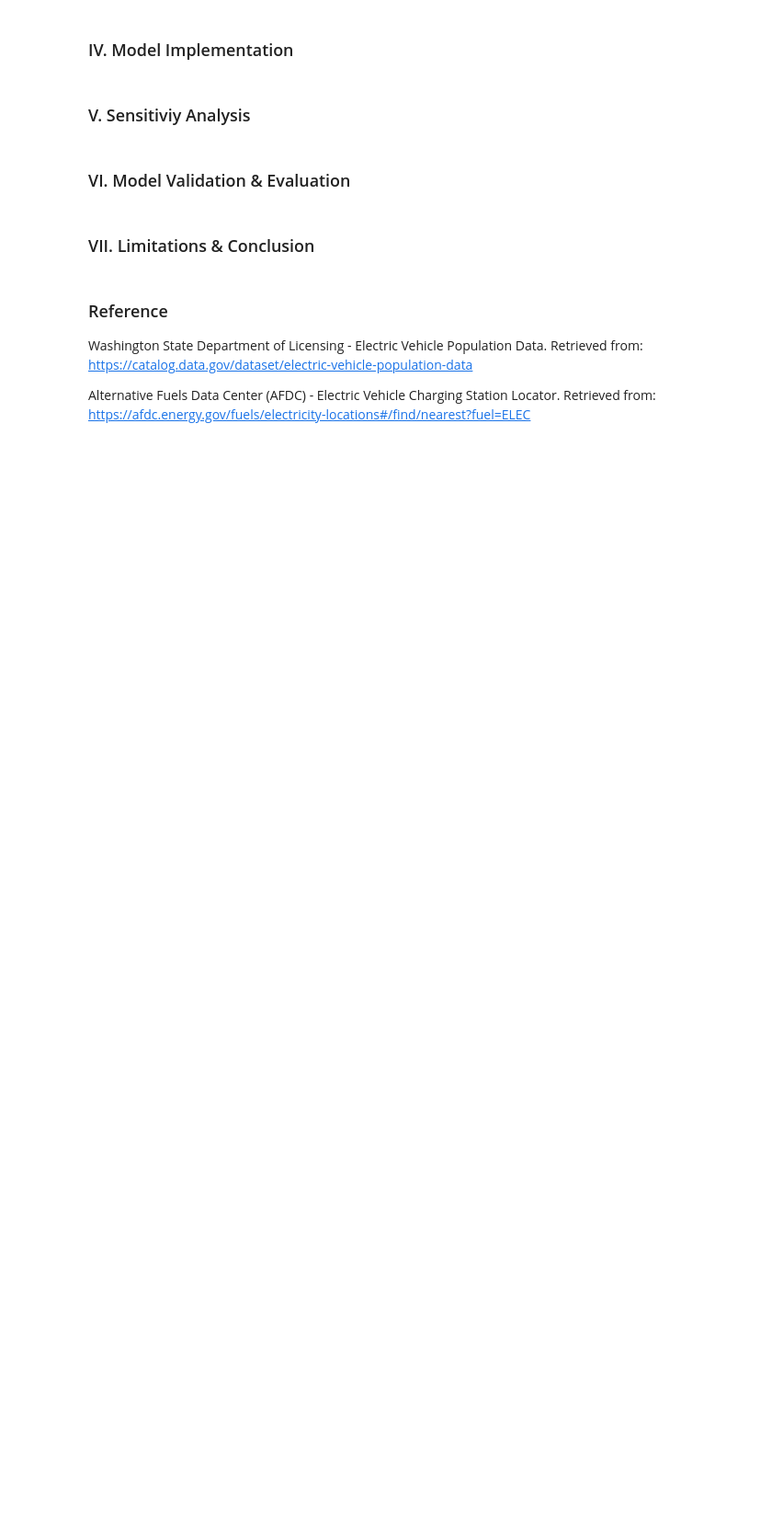
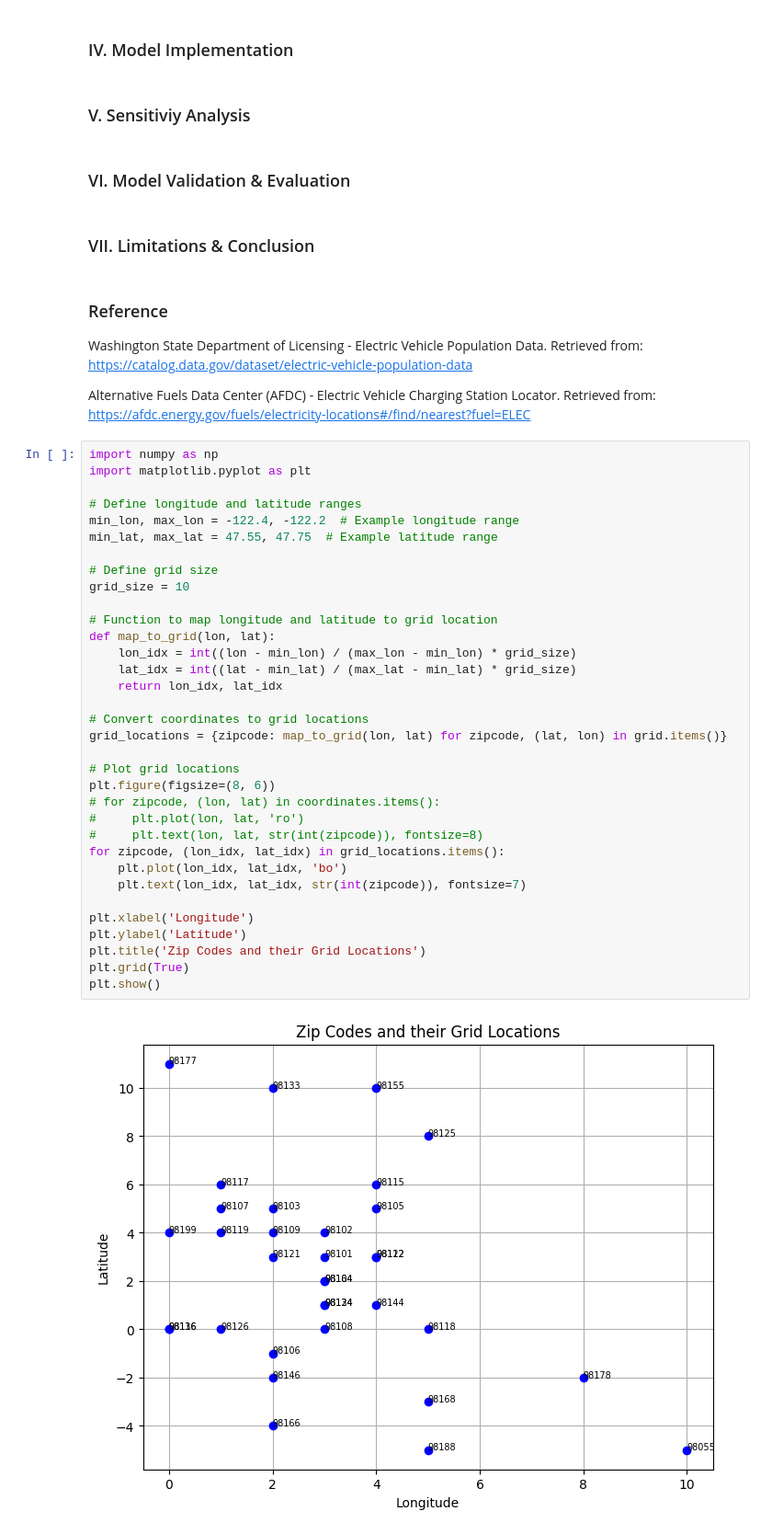
Before and after one commit to lqminhhh/Charging-Location-Optimization, a Jupyter notebook: Final.ipynb, the cells around one changed output. Shown at 92% size. Drawn from its saved outputs; the diff is of its cells as text; blank space fills up the shorter version.

```diff
--- a/Final.ipynb
+++ b/Final.ipynb
@@ -109,3 +112,39 @@ We want to develop a linear programming model to solve the problem. The structur
 Washington State Department of Licensing - Electric Vehicle Population Data. Retrieved from: https://catalog.data.gov/dataset/electric-vehicle-population-data
 
 Alternative Fuels Data Center (AFDC) - Electric Vehicle Charging Station Locator. Retrieved from: https://afdc.energy.gov/fuels/electricity-locations#/find/nearest?fuel=ELEC
+# %%
+import numpy as np
+import matplotlib.pyplot as plt
+
+# Define longitude and latitude ranges
+min_lon, max_lon = -122.4, -122.2  # Example longitude range
+min_lat, max_lat = 47.55, 47.75  # Example latitude range
+
+# Define grid size
+grid_size = 10
+
+# Function to map longitude and latitude to grid location
+def map_to_grid(lon, lat):
+    lon_idx = int((lon - min_lon) / (max_lon - min_lon) * grid_size)
+    lat_idx = int((lat - min_lat) / (max_lat - min_lat) * grid_size)
+    return lon_idx, lat_idx
+
+# Convert coordinates to grid locations
+grid_locations = {zipcode: map_to_grid(lon, lat) for zipcode, (lat, lon) in grid.items()}
+
+# Plot grid locations
+plt.figure(figsize=(8, 6))
+# for zipcode, (lon, lat) in coordinates.items():
+#     plt.plot(lon, lat, 'ro')
+#     plt.text(lon, lat, str(int(zipcode)), fontsize=8)
+for zipcode, (lon_idx, lat_idx) in grid_locations.items():
+    plt.plot(lon_idx, lat_idx, 'bo')
+    plt.text(lon_idx, lat_idx, str(int(zipcode)), fontsize=7)
+
+plt.xlabel('Longitude')
+plt.ylabel('Latitude')
+plt.title('Zip Codes and their Grid Locations')
+plt.grid(True)
+plt.show()
+# %% [output]
+[figure, added]
```
Also changed, not shown: parts of 3 cells of this notebook, 1 other file.
